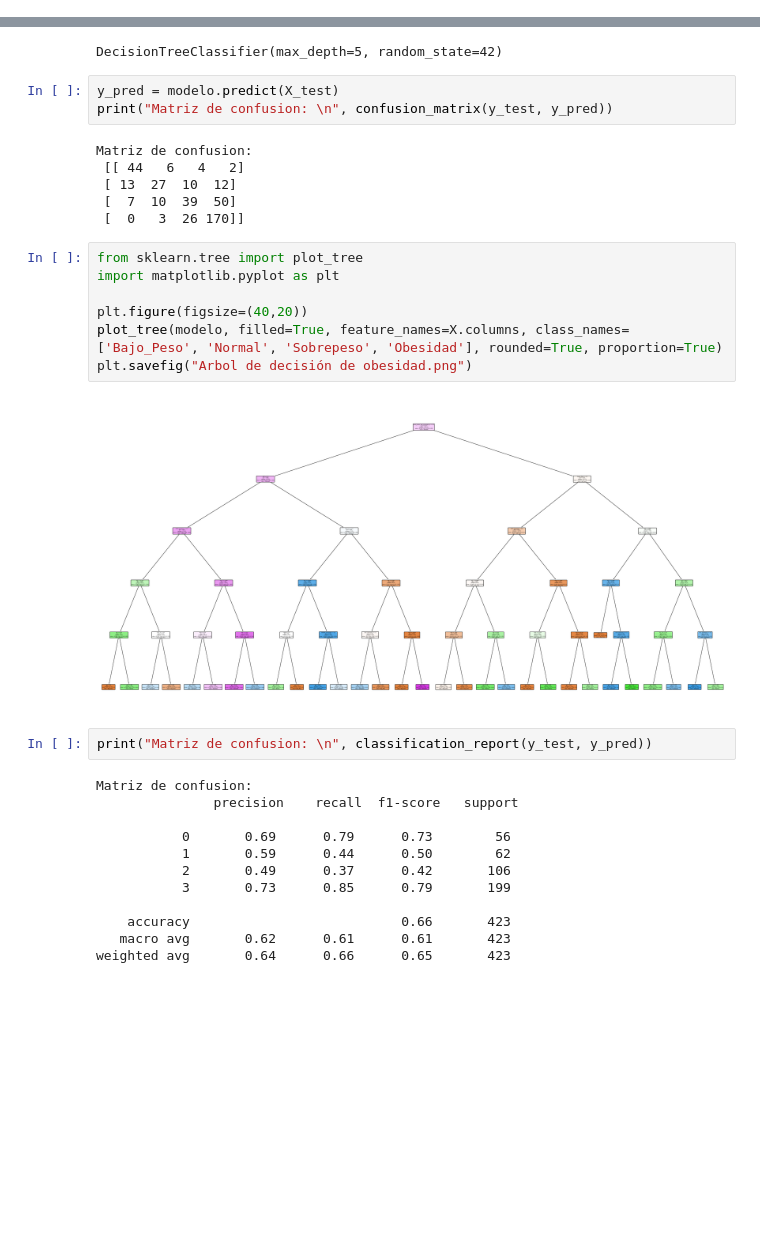
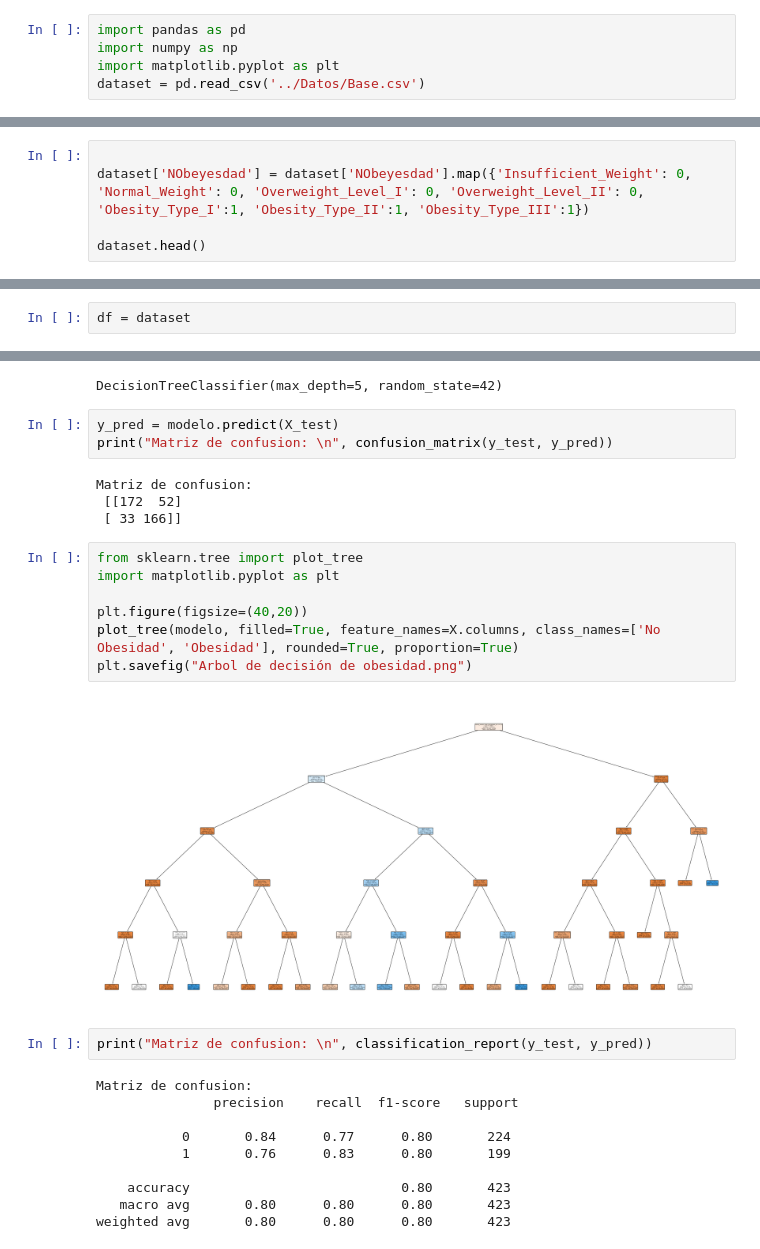
Before and after one commit to purplefunke/Entrega1_Taller, a Jupyter notebook: Cuadernos/Aprendizaje_supervisado.ipynb, the cells around one changed output, grey strips where cells are left out. Saved outputs shown, nothing was run; the diff lists cells and outputs as text; blank space fills up the shorter version.

```diff
--- a/Cuadernos/Aprendizaje_supervisado.ipynb
+++ b/Cuadernos/Aprendizaje_supervisado.ipynb
@@ -165,0 +1,5 @@ Index(['Gender', 'Age', 'family_history_with_overweight', 'FAVC', 'FCVC',
+# %%
+import pandas as pd
+import numpy as np
+import matplotlib.pyplot as plt
+dataset = pd.read_csv('../Datos/Base.csv')
@@ -165,0 +226,5 @@ Index(['Gender', 'Age', 'family_history_with_overweight', 'FAVC', 'FCVC',
+# %%
+
+dataset['NObeyesdad'] = dataset['NObeyesdad'].map({'Insufficient_Weight': 0, 'Normal_Weight': 0, 'Overweight_Level_I': 0, 'Overweight_Level_II': 0, 'Obesity_Type_I':1, 'Obesity_Type_II':1, 'Obesity_Type_III':1})
+
+dataset.head()
@@ -165,0 +376,2 @@ Index(['Gender', 'Age', 'family_history_with_overweight', 'FAVC', 'FCVC',
+# %%
+df = dataset
@@ -250,33 +471,29 @@ y_pred = modelo.predict(X_test)
 print("Matriz de confusion: \n", confusion_matrix(y_test, y_pred))
 # %% [output]
 Matriz de confusion:
- [[ 44   6   4   2]
- [ 13  27  10  12]
- [  7  10  39  50]
- [  0   3  26 170]]
+ [[172  52]
+ [ 33 166]]
 # %%
 from sklearn.tree import plot_tree
 import matplotlib.pyplot as plt
 
 plt.figure(figsize=(40,20))
-plot_tree(modelo, filled=True, feature_names=X.columns, class_names=['Bajo_Peso', 'Normal', 'Sobrepeso', 'Obesidad'], rounded=True, proportion=True)
+plot_tree(modelo, filled=True, feature_names=X.columns, class_names=['No Obesidad', 'Obesidad'], rounded=True, proportion=True)
 plt.savefig("Arbol de decisión de obesidad.png")
 # %% [output]
-[figure, old version]
+[figure, new version]
 # %%
 print("Matriz de confusion: \n", classification_report(y_test, y_pred))
 # %% [output]
 Matriz de confusion:
                precision    recall  f1-score   support
 
-           0       0.69      0.79      0.73        56
-           1       0.59      0.44      0.50        62
-           2       0.49      0.37      0.42       106
-           3       0.73      0.85      0.79       199
+           0       0.84      0.77      0.80       224
+           1       0.76      0.83      0.80       199
 
-    accuracy                           0.66       423
-   macro avg       0.62      0.61      0.61       423
-weighted avg       0.64      0.66      0.65       423
+    accuracy                           0.80       423
+   macro avg       0.80      0.80      0.80       423
+weighted avg       0.80      0.80      0.80       423
 # %%
 
 nuevas_instancias = [[30, 4, 2, 3, 2, 1, True, False, False, True, False, True, False, False, True, False, False, True, True, False, False, True, False, False, False, True, False, False, False]]
```
Also changed, not shown: parts of 76 cells of this notebook, 2 other files.
